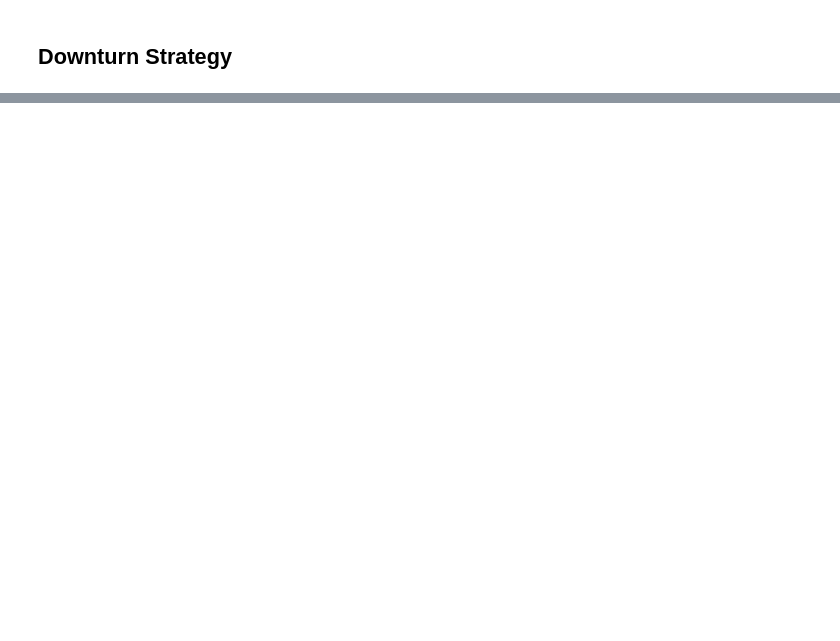
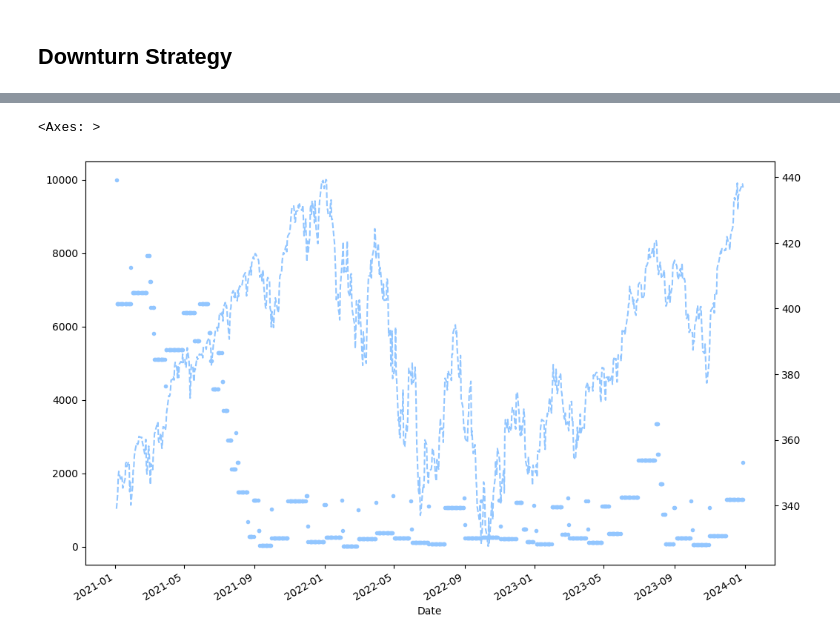
Before and after one commit to Johnnyboycurtis/stock-market-analysis, a Jupyter notebook: experiments-backtesting-dev.ipynb, the cells around one changed output, grey strips where cells are left out. Saved outputs shown, nothing was run; the diff lists cells and outputs as text; code cells hidden in the pictures; blank space fills up the shorter version.

```diff
--- a/experiments-backtesting-dev.ipynb
+++ b/experiments-backtesting-dev.ipynb
@@ -212,3 +231,15 @@ fig.show()
 # fig.show()
 # %%
 #help(go.Scatter)
+# %%
+fig, ax1 = plt.subplots(figsize=(12, 8))
+
+drawdown.contributions['available_funds'].plot(ax=ax1, marker='.', linestyle='')
+#plt.plot_date(x = drawdown.contributions.index, y=drawdown.contributions['available_funds'], fmt='x')
+
+ax2 = ax1.twinx()
+#ts_voo['quantity'].fillna(0).cumsum().plot(ax=ax2)
+ts_voo['VOO'].plot(ax=ax2, linestyle='--')
+# %% [output]
+<Axes: >
+[figure, added]
```
Also changed, not shown: parts of 15 cells of this notebook.
